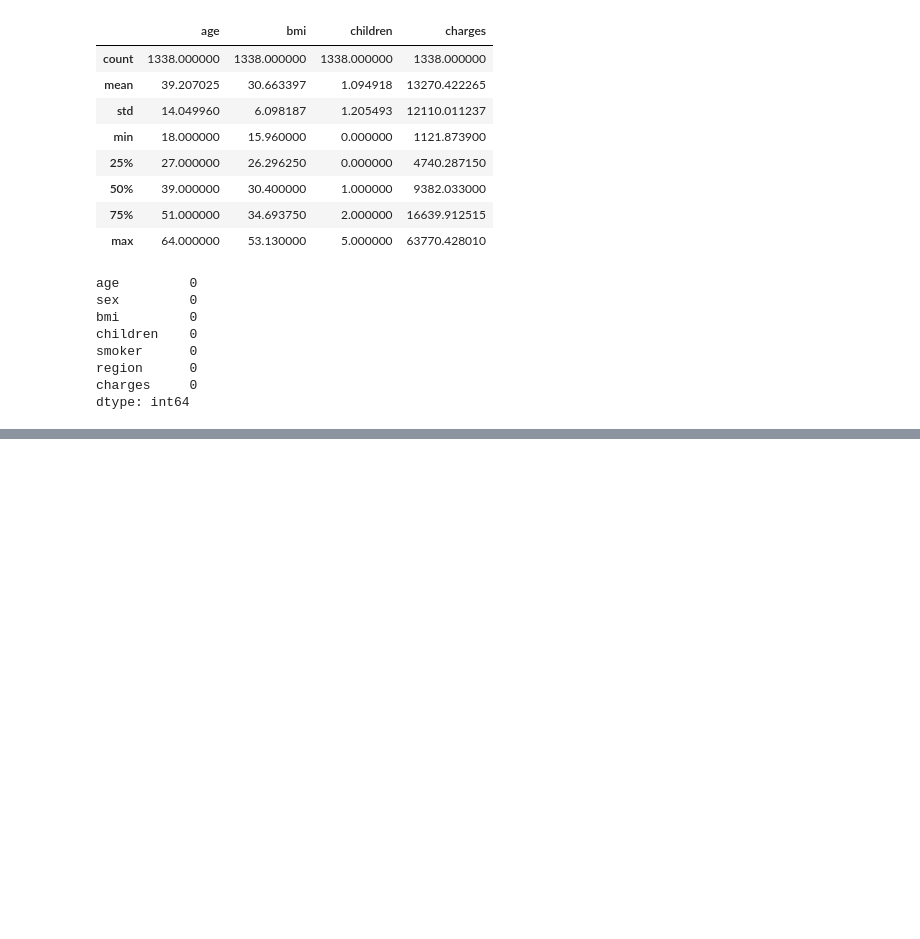
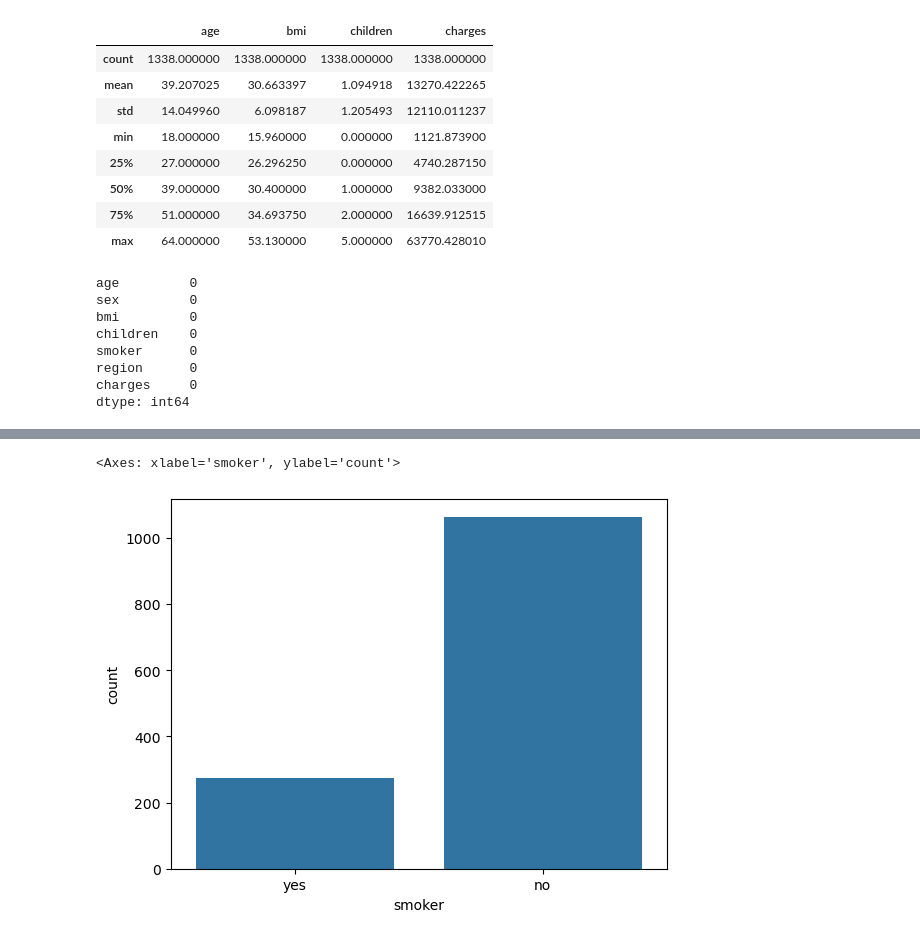
Before and after one commit to Dipak-Gautam/learning-Machine-Learning, a Jupyter notebook: Project1_Incurance/FirstLecture.ipynb, the cells around one changed output, grey strips where cells are left out. Drawn from its saved outputs; the diff is of its cells as text; code cells hidden in the pictures; blank space fills up the shorter version.

```diff
--- a/Project1_Incurance/FirstLecture.ipynb
+++ b/Project1_Incurance/FirstLecture.ipynb
@@ -40,0 +78,5 @@ NameError: name 'df' is not defined
+# %%
+sns.countplot(x=df["smoker"])
+# %% [output]
+<Axes: xlabel='smoker', ylabel='count'>
+[figure, added]
```
Also changed, not shown: parts of 8 cells of this notebook.
